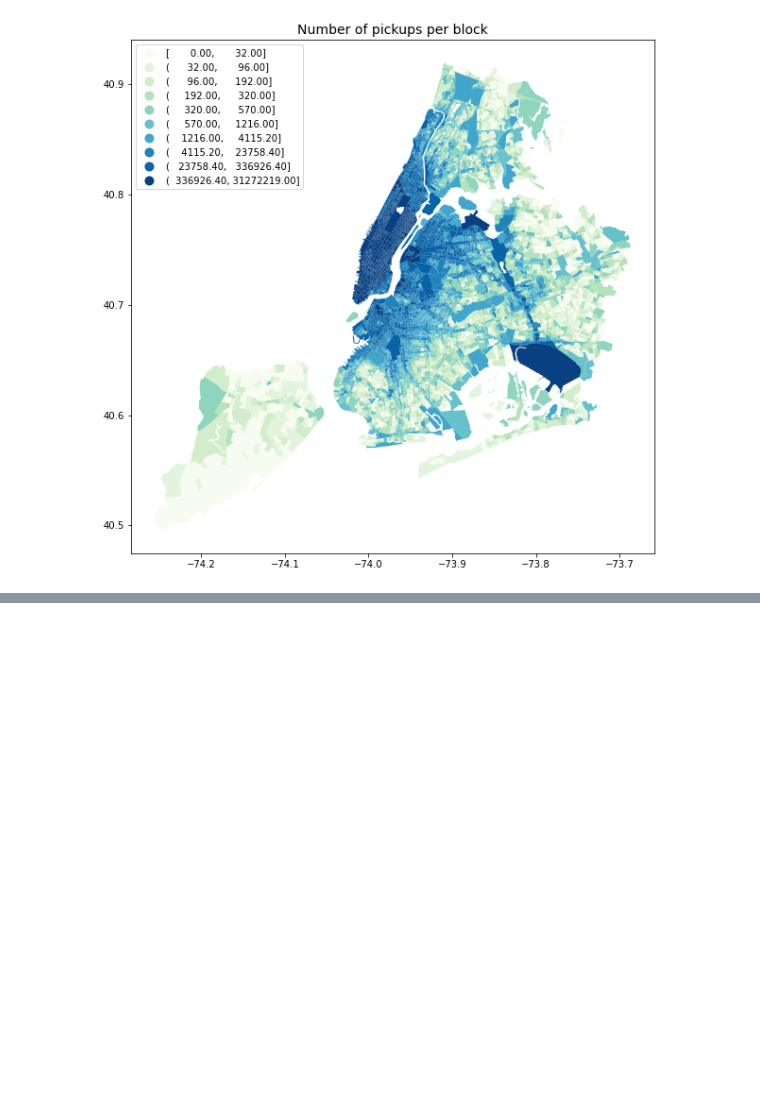
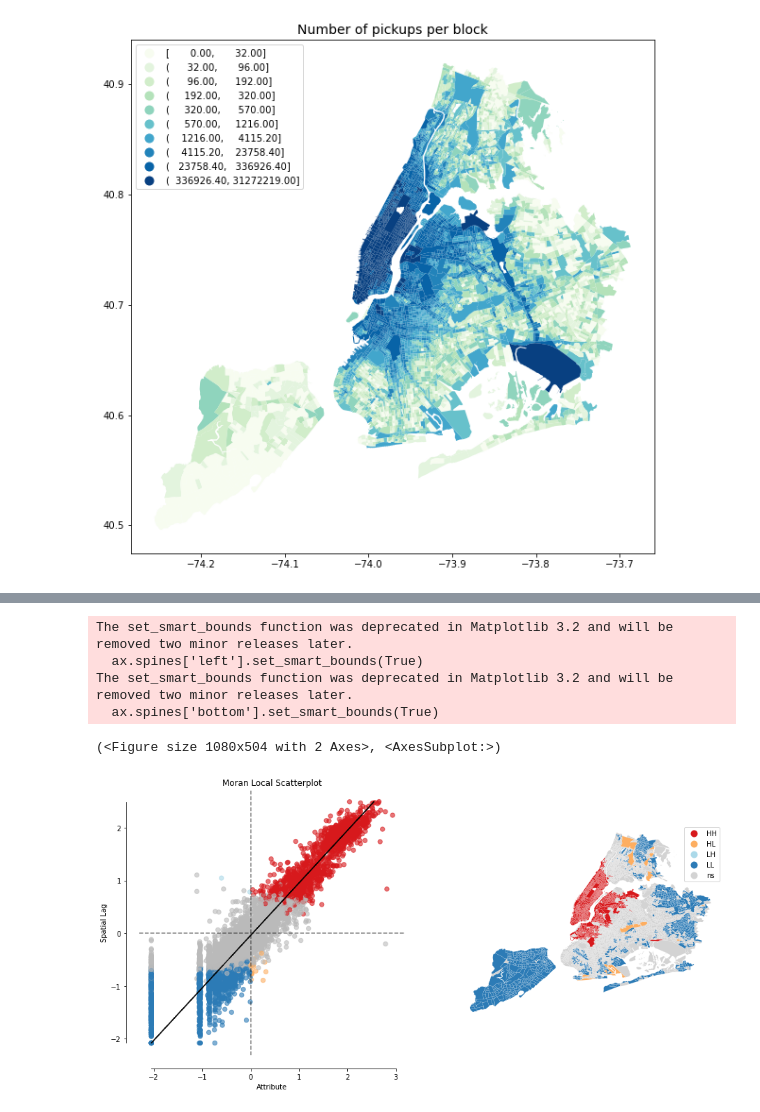
Before and after one commit to seanahmad/NY-taxi-analysis, a Jupyter notebook: Spatial modelling.ipynb, the cells around one changed output, grey strips where cells are left out. Drawn from its saved outputs; the diff is of its cells as text; code cells hidden in the pictures; blank space fills up the shorter version.

```diff
--- a/Spatial modelling.ipynb
+++ b/Spatial modelling.ipynb
@@ -135,0 +197,14 @@ plot_local_autocorrelation(li, san_diego, 'median_home_value')
+# %%
+from splot.esda import moran_scatterplot, lisa_cluster
+
+fig, ax = plt.subplots(1,2, figsize = (15,7))
+li = esda.moran.Moran_Local(y, log_queen_weights)
+moran_scatterplot(li, p=0.05,  aspect_equal=False, ax = ax[0])
+lisa_cluster(li, gdf, ax = ax[1])
+# %% [output]
+The set_smart_bounds function was deprecated in Matplotlib 3.2 and will be removed two minor releases later.
+  ax.spines['left'].set_smart_bounds(True)
+The set_smart_bounds function was deprecated in Matplotlib 3.2 and will be removed two minor releases later.
+  ax.spines['bottom'].set_smart_bounds(True)
+(<Figure size 1080x504 with 2 Axes>, <AxesSubplot:>)
+[figure, added]
```
Also changed, not shown: parts of 50 cells of this notebook, 2 other files.
